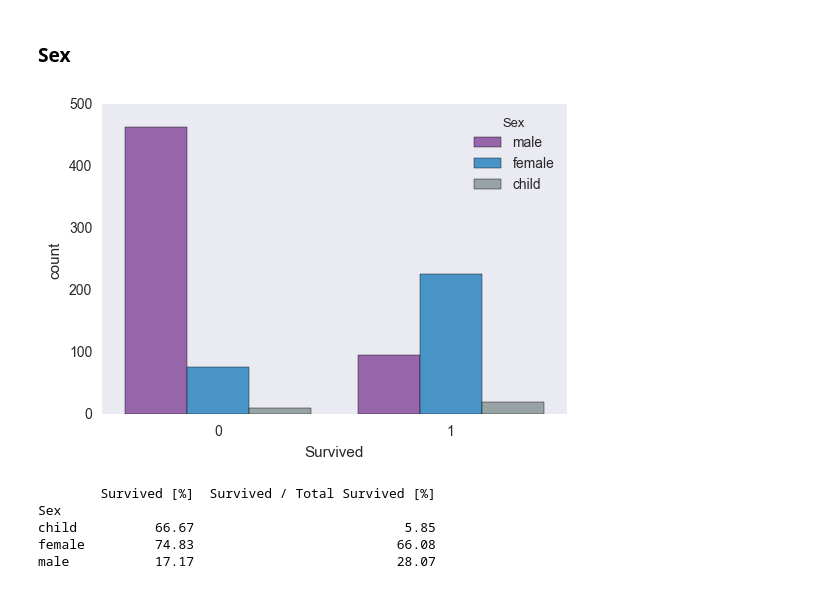
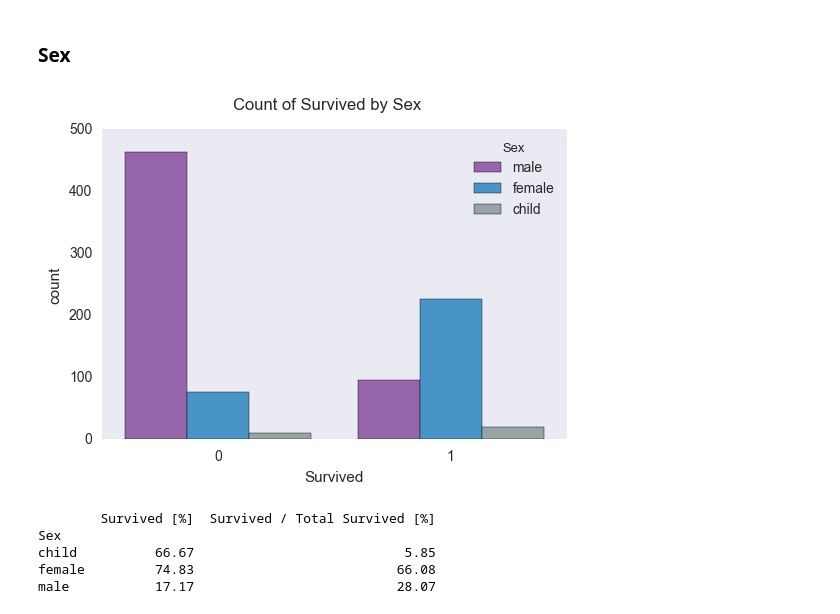
Before and after one commit to ryparmar/DAND, a Jupyter notebook: P3_Data_Analysis_Titanic.ipynb, the cells around one changed output. Cells and saved outputs as stored; diff of their text form; code cells hidden in the pictures.

```diff
--- a/P3_Data_Analysis_Titanic.ipynb
+++ b/P3_Data_Analysis_Titanic.ipynb
@@ -133,10 +134,11 @@ Even though there is a relatively high correlation between Survived and Fare fea
 # %%
 flatui = ["#9b59b6", "#3498db", "#95a5a6", "#e74c3c", "#34495e", "#2ecc71", "#8d572e"]
 sns.set_palette(flatui)
 sns.set_style("dark")
 v = sns.countplot(x="Survived", hue="Sex", data=data_df2, orient="v")
+v = plt.suptitle("Count of Survived by Sex")
 # %% [output]
-[figure, old version]
+[figure, new version]
 # %%
 # return proportion of survivers (vs input feature, vs all survivers)
 def get_proportions(df, feature):
```
Also changed, not shown: parts of 9 cells of this notebook, 1 other file.
